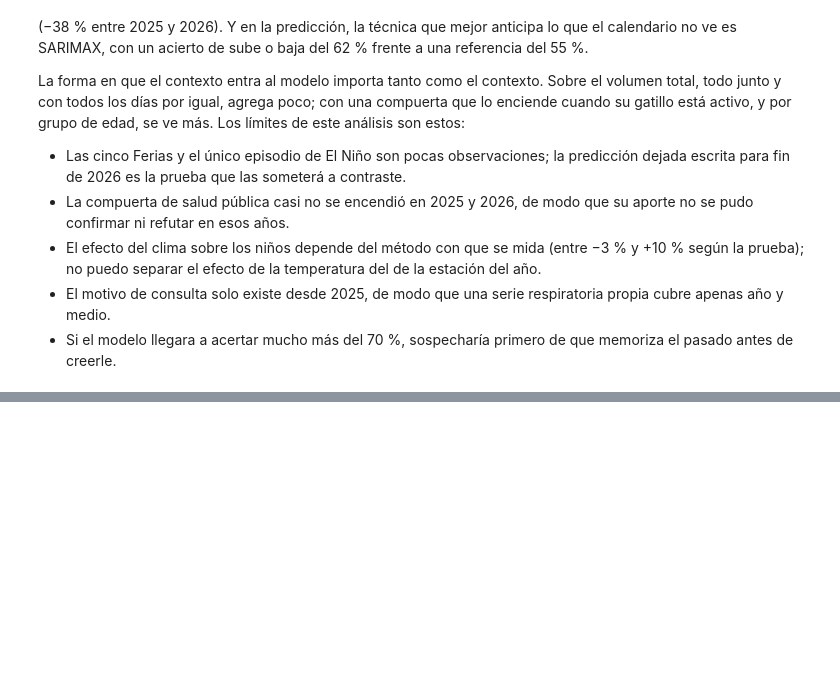
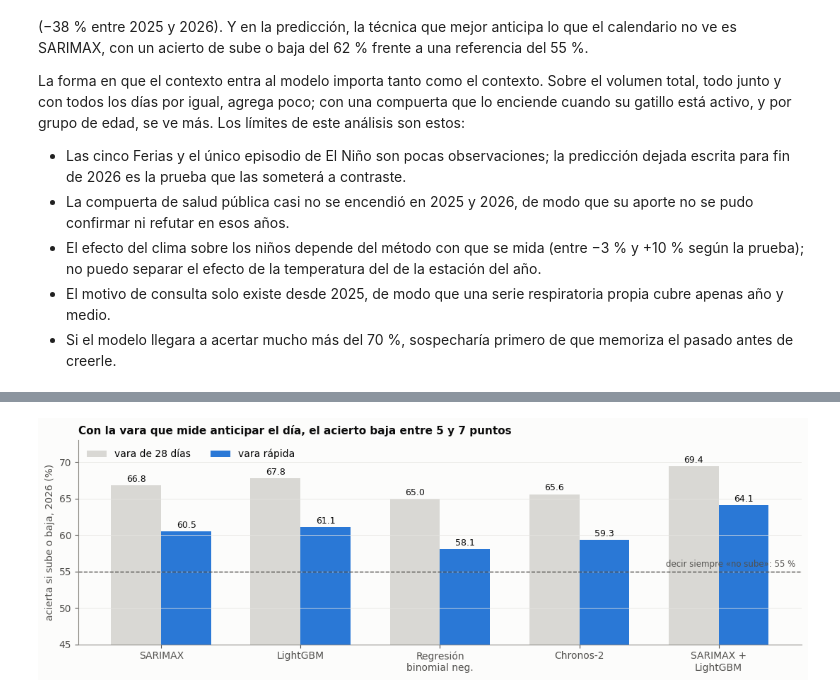
Before and after one commit to SebastianGuerr/puebas, a Jupyter notebook: notebooks/00_la_trayectoria.ipynb, the cells around one changed output, grey strips where cells are left out. Saved outputs shown, nothing was run; the diff lists cells and outputs as text; code cells hidden in the pictures; blank space fills up the shorter version.

```diff
--- a/notebooks/00_la_trayectoria.ipynb
+++ b/notebooks/00_la_trayectoria.ipynb
@@ -750,0 +769,14 @@ gatillo está activo, y por grupo de edad, se ve más. Los límites de este aná
+# %%
+vara = pd.DataFrame({"vara de 28 días": [66.8, 67.8, 65.0, 65.6, 69.4], "vara rápida": [60.5, 61.1, 58.1, 59.3, 64.1]},
+                    index=["SARIMAX", "LightGBM", "Regresión\nbinomial neg.", "Chronos-2", "SARIMAX +\nLightGBM"])
+fig, ax = plt.subplots(figsize=(11, 3.8)); x = np.arange(len(vara)); w = .36
+for k, (col, color) in enumerate([("vara de 28 días", GRIS_CLARO), ("vara rápida", AZUL)]):
+    ax.bar(x + (k - .5) * w, vara[col], w, color=color, label=col)
+    for xi, v in zip(x, vara[col]): ax.text(xi + (k - .5) * w, v + .5, f"{v:.1f}", ha="center", fontsize=9, color=TINTA)
+ax.axhline(55, color=TINTA2, lw=1, ls="--"); ax.text(len(vara) - .45, 55.6, "decir siempre «no sube»: 55 %", ha="right", fontsize=8.5, color=TINTA2)
+ax.set_xticks(x, vara.index); ax.set_ylim(45, 73); ax.set_ylabel("acierta si sube o baja, 2026 (%)"); ax.grid(axis="x", visible=False)
+ax.legend(loc="upper left", ncol=2)
+ax.set_title("Con la vara que mide anticipar el día, el acierto baja entre 5 y 7 puntos", loc="left")
+plt.tight_layout(); plt.show()
+# %% [output]
+[figure, added]
```
Also changed, not shown: parts of 12 cells of this notebook.
